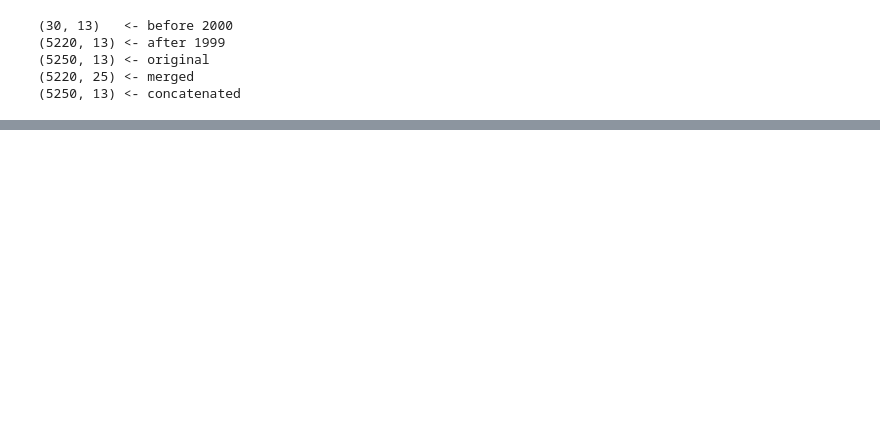
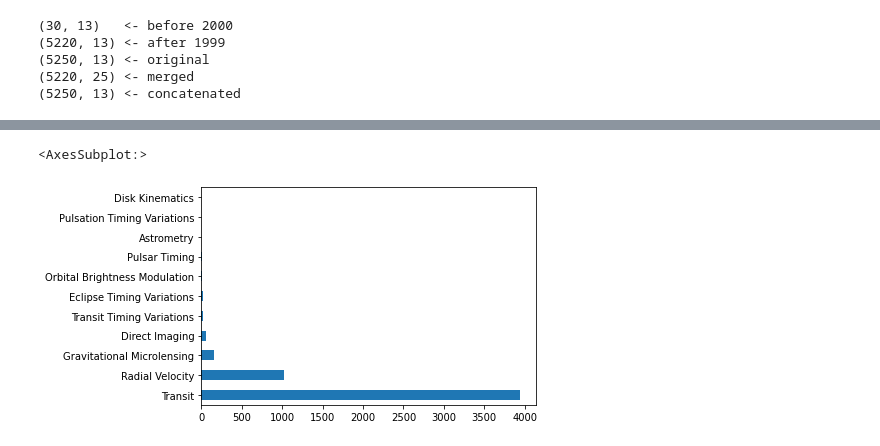
Before and after one commit to bflatts/UCDPA_BrianFlaherty, a Jupyter notebook: BrianFlaherty.ipynb, the cells around one changed output, grey strips where cells are left out. Drawn from its saved outputs; the diff is of its cells as text; code cells hidden in the pictures; blank space fills up the shorter version.

```diff
--- a/BrianFlaherty.ipynb
+++ b/BrianFlaherty.ipynb
@@ -90,0 +139,7 @@ print(str(data_concat.shape)+' <- concatenated')
+# %%
+# Plot the above info
+#(Plot: Count of all planets discovered by each detection method)
+data['detection_method'].value_counts().plot(kind='barh')
+# %% [output]
+<AxesSubplot:>
+[figure, added]
```
Also changed, not shown: parts of 11 cells of this notebook.
